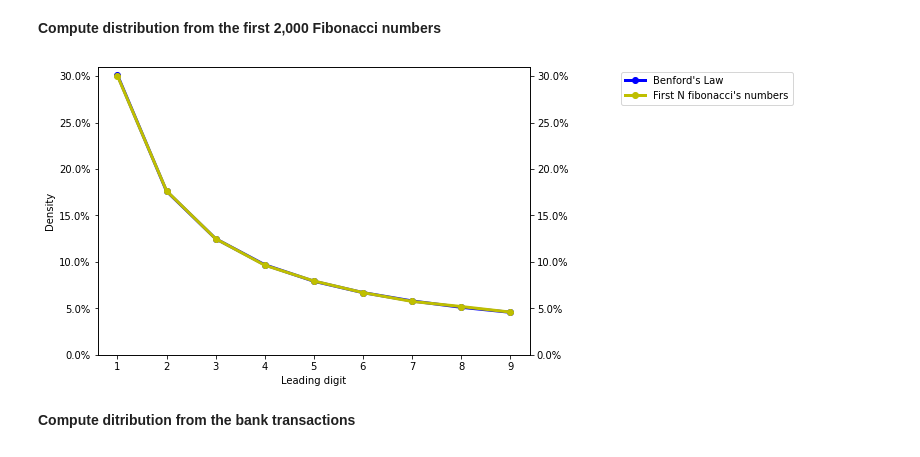
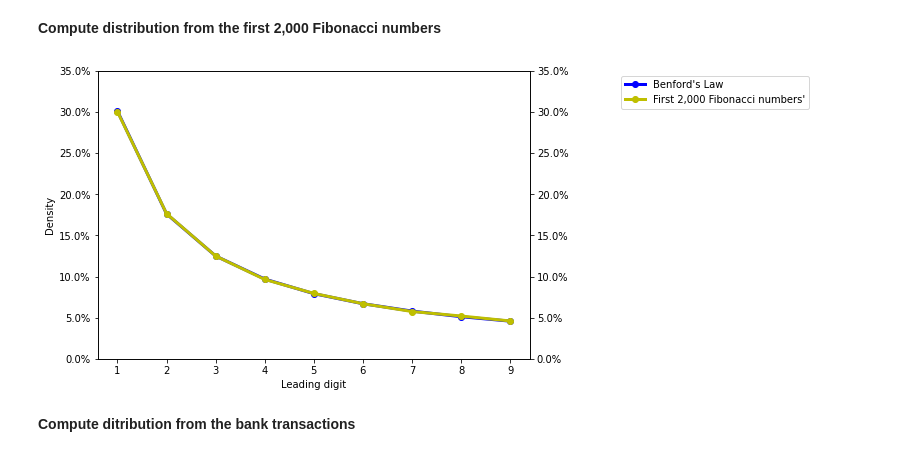
Before and after one commit to joshimar/ml, a Jupyter notebook: benford-s-law.ipynb, the cells around one changed output. Saved outputs shown, nothing was run; the diff lists cells and outputs as text; code cells hidden in the pictures.

```diff
--- a/benford-s-law.ipynb
+++ b/benford-s-law.ipynb
@@ -117,28 +120,10 @@ plt.show()
 # %% [markdown]
 **Compute distribution from the first 2,000 Fibonacci numbers**
-# %%
-x = np.arange(1, 10)
-x_benfords_law = np.array(list(map(benfords_law, x)))
-
-fig = plt.figure()
-a1 = fig.add_axes([0,0,1,1])
-a1.set_ylabel('Density')
-a1.set_xlabel('Leading digit')
-
-a1.plot(x, x_benfords_law, '-ob', linewidth=3)
-a1.yaxis.set_major_formatter(mtick.PercentFormatter())
-a1.set_ylim([0, 31])
-
-actual = generate_fibonacci_density(2000)
-a2 = a1.twinx()
-a2.plot(x, actual,'-oy', linewidth=3)
-a2.yaxis.set_major_formatter(mtick.PercentFormatter())
-a2.set_ylim([0, 31])
-
-
-fig.legend(labels = ('Benford\'s Law', 'First N fibonacci\'s numbers'), bbox_to_anchor=(1.2, 1.0), loc='upper left')
-plt.show()
-# %% [output]
-[figure, removed]
+# %%
+actual = generate_fibonacci_density(2000)
+datalabel = 'First 2,000 Fibonacci numbers\''
+print_data(actual, datalabel)
+# %% [output]
+[figure, added]
 # %% [markdown]
 **Compute ditribution from the bank transactions**
```
Also changed, not shown: parts of 5 cells of this notebook.
